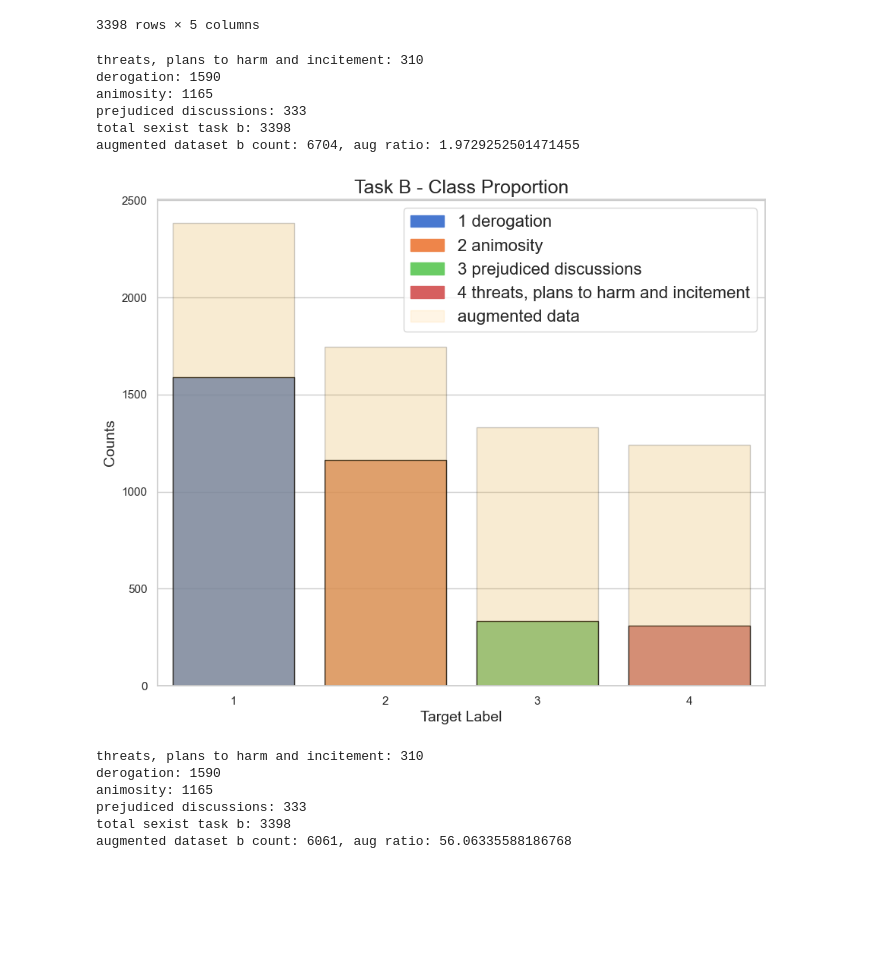
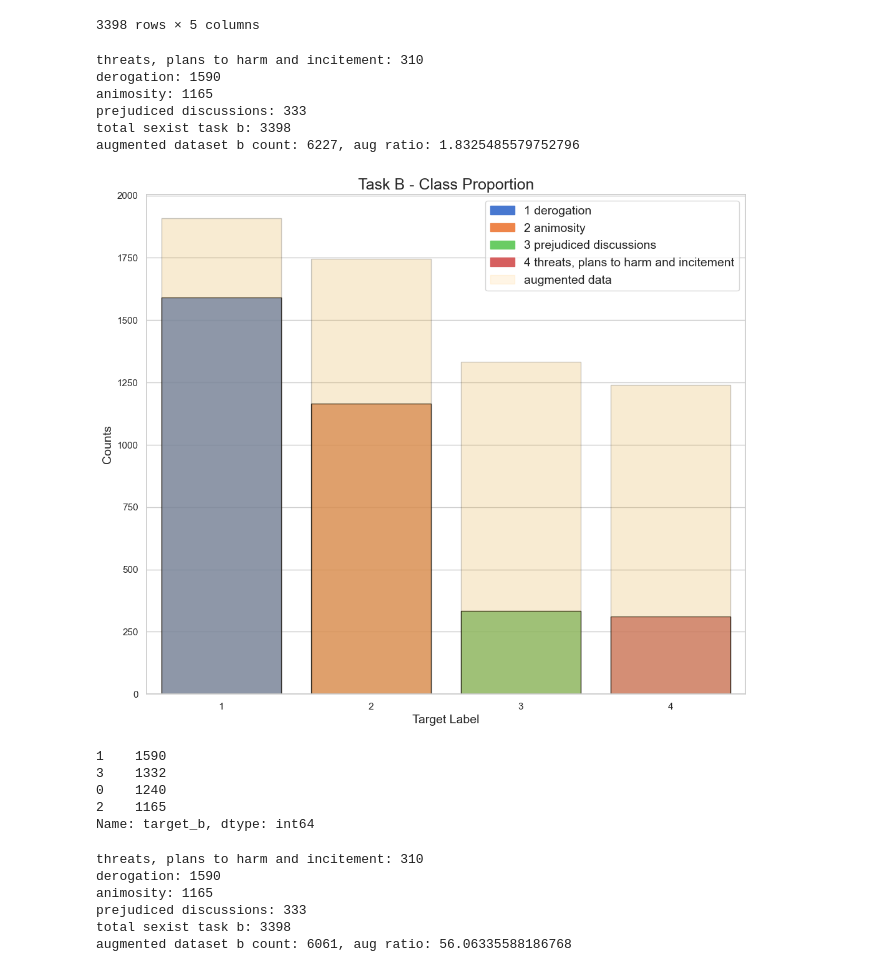
Before and after one commit to AxelBogos/SemEval-Edos, a Jupyter notebook: notebooks/5_ab_final-report-plots-data-aug.ipynb, the cells around one changed output. Drawn from its saved outputs; the diff is of its cells as text; code cells hidden in the pictures; blank space fills up the shorter version.

```diff
--- a/notebooks/5_ab_final-report-plots-data-aug.ipynb
+++ b/notebooks/5_ab_final-report-plots-data-aug.ipynb
@@ -120,10 +120,14 @@ print(f"prejudiced discussions: {len(b4)}")
 print(f"total sexist task b: {len(pd.concat([b1, b2, b3, b4]))}")
 
 aug_task_b = pd.concat([train_task_b,
-                        b1_aug_insertion, b1_aug_syn, b1_aug_swap,
-                        b2_aug_insertion.sample(int(len(b2)*0.5)),
+                        b1_aug_insertion, b1_aug_syn,
+                        b1_aug_swap.sample(int(len(b1)*1)),
+                        b2_aug_insertion.sample(int(len(b2)*0.2)),
+                        b2_aug_syn.sample(int(len(b2)*0)),
                         b3_aug_insertion.sample(int(len(b3)*0.5)),
-                        b4_aug_syn, b4_aug_insertion, b4_aug_swap])
+                        b3_aug_syn.sample(int(len(b3)*0)),
+                        b4_aug_syn, b4_aug_insertion,
+                        b4_aug_swap.sample(int(len(b4)*1))])
 
 print(f"augmented dataset b count: {len(aug_task_b)}, aug ratio: {len(aug_task_b)/len(train_task_b)}")
 
@@ -134,9 +138,9 @@ derogation: 1590
 animosity: 1165
 prejudiced discussions: 333
 total sexist task b: 3398
-augmented dataset b count: 6704, aug ratio: 1.9729252501471455
+augmented dataset b count: 6227, aug ratio: 1.8325485579752796
 # %%
-plt.figure(figsize=(10, 8))
+plt.figure(figsize=(12, 10))
 sns.set_theme(style="whitegrid")
 
 plt.ylabel("Counts", size=14)
@@ -147,35 +151,45 @@ plt.title("Task B - Class Proportion", size=18)
 counts = train_task_b['target_b'].value_counts()
 counts1 = aug_task_b['target_b'].value_counts()
 
 # Sort the counts in descending order
 counts = counts.sort_values(ascending=False)
+counts1 = counts1.reindex([1,2,3,0])
+
 
 # Create a bar plot using Seaborn
 palette = sns.color_palette("muted")
 sns.barplot(x=counts.index, y=counts.values, order=counts.index, palette=palette,
             edgecolor="black", alpha=0.8)
 
 sns.barplot(x=counts1.index, y=counts1.values, order=counts1.index, color='orange',
             edgecolor="black", alpha=0.2)
 
 labels = ['1 derogation', '2 animosity', '3 prejudiced discussions', '4 threats, plans to harm and incitement']
 labels_axis = ['1', '2', '3', '4']
 plt.xticks([0, 1, 2, 3], labels_axis)
 
 # Create proxy artists for the legend
 proxy_artists = []
 for i, (label, color) in enumerate(zip(labels, palette)):
     proxy_artists.append(mpatches.Patch(color=color, label=label, edgecolor='black', alpha=1))
     if i == 3:
         # Add a separate bar for augmented data
         proxy_artists.append(mpatches.Patch(color='orange', label="augmented data", edgecolor='black', alpha=0.1))
 
 # Create the legend
-plt.legend(handles=proxy_artists, loc='upper right', fontsize=16)
+plt.legend(handles=proxy_artists, loc='upper right', fontsize=14, bbox_to_anchor=(1.0, 1.0))
 plt.subplots_adjust(left=0.1, right=0.9, bottom=0.1, top=0.9)
 # plt.savefig('TaskB-ClassProportion_aug.png', dpi=500)
 # %% [output]
-[figure, old version]
+[figure, new version]
+# %%
+counts1
+# %% [output]
+1    1590
+3    1332
+0    1240
+2    1165
+Name: target_b, dtype: int64
 # %%
 # Explore task c
 train_task_c = train_df.drop(['rewire_id', 'target_a', 'target_b'], axis=1)
```
Also changed, not shown: 2 other files.
